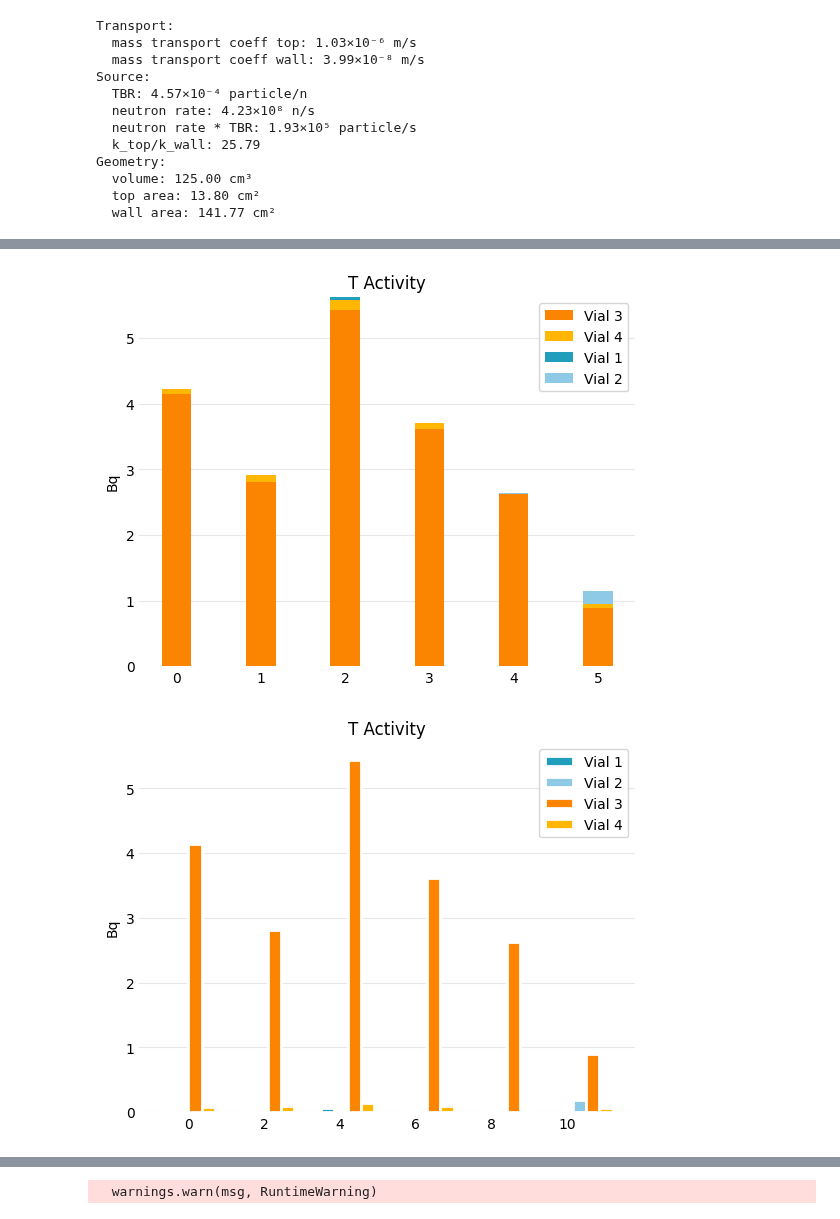
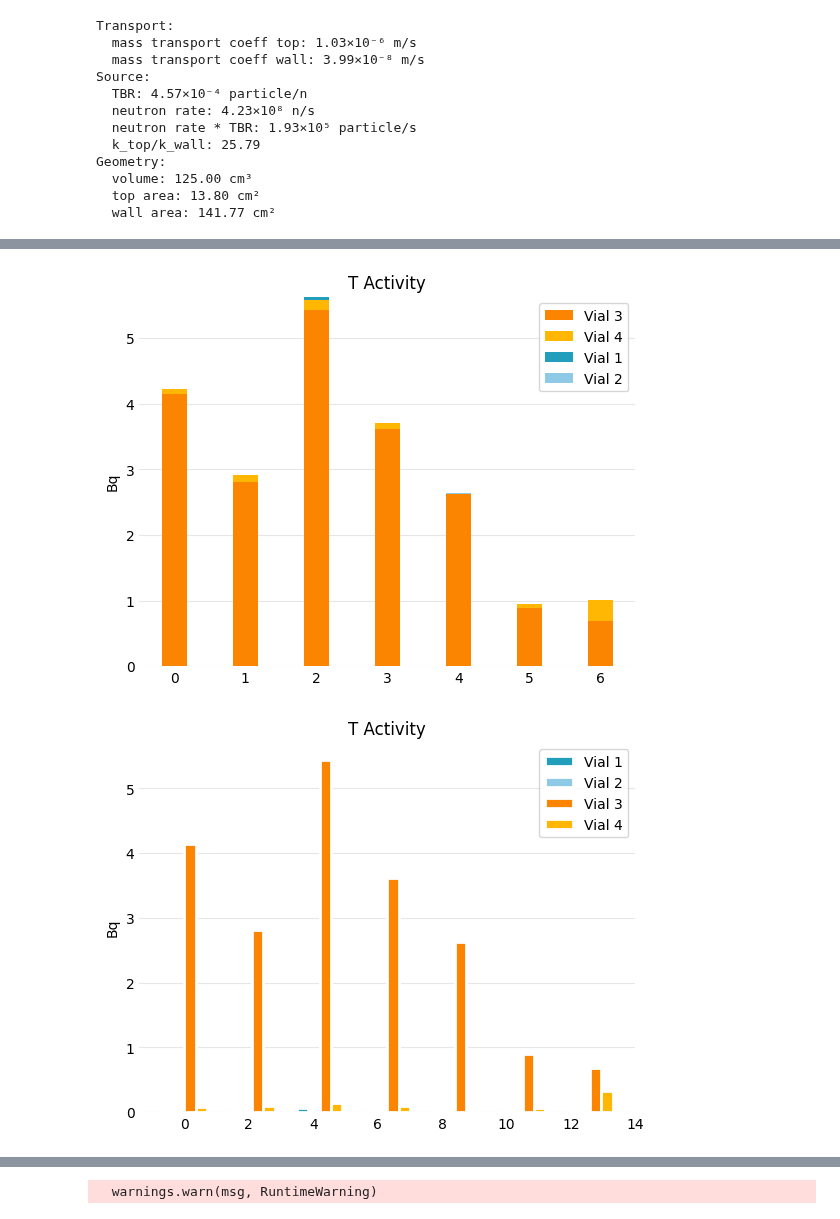
Before and after one commit to LIBRA-project/BABY-100-mL-runs, a Jupyter notebook: baby_run_6.ipynb, the cells around one changed output, grey strips where cells are left out. Drawn from its saved outputs; the diff is of its cells as text; code cells hidden in the pictures.

```diff
--- a/baby_run_6.ipynb
+++ b/baby_run_6.ipynb
@@ -286,7 +285,7 @@ vial_1_vals = (
             vial_641.magnitude,
             vial_651.magnitude,
             vial_661.magnitude,
-            # vial_671.magnitude,
+            vial_671.magnitude,
         ]
     )
     * ureg.Bq
@@ -301,7 +300,7 @@ vial_2_vals = (
             vial_642.magnitude,
             vial_652.magnitude,
             vial_662.magnitude,
-            # vial_672.magnitude,
+            vial_672.magnitude,
         ]
     )
     * ureg.Bq
@@ -316,7 +315,7 @@ vial_3_vals = (
             vial_643.magnitude,
             vial_653.magnitude,
             vial_663.magnitude,
-            # vial_673.magnitude,
+            vial_673.magnitude,
         ]
     )
     * ureg.Bq
@@ -331,7 +330,7 @@ vial_4_vals = (
             vial_644.magnitude,
             vial_654.magnitude,
             vial_664.magnitude,
-            # vial_674.magnitude,
+            vial_674.magnitude,
         ]
     )
     * ureg.Bq
@@ -406,35 +405,35 @@ def plot_bars(index=None, bar_width=0.35, stacked=True):
             color="#FB8500",
         )
         vial_4_bar = plt.bar(
             index + 1.5 * bar_width,
             vial_4_vals,
             bar_width,
             linewidth=2,
             edgecolor="white",
             label="Vial 4",
             color="#FFB703",
         )
 
     return index
 
 
 for stacked in [True, False]:
     index = plot_bars(stacked=stacked)
     # plt.xticks(index, ["Day 1", "Day 2", "Day 4"])
     plt.title("T Activity")
     plt.legend()
     plt.gca().spines[["right", "bottom", "top", "left"]].set_visible(False)
     plt.grid(True, axis="y", alpha=0.3)
     plt.gca().tick_params(axis="both", which="both", length=0)
     if stacked:
         plt.savefig("baby_run_6/LSC results_stacked.svg")
     else:
         plt.savefig("baby_run_6/LSC results.svg")
     plt.gca().set_axisbelow(True)
     plt.show()
 # %% [output]
-[figure, old version]
+[figure, new version]
-[figure, old version]
+[figure, new version]
 # %%
 plt.figure()
 plot_model(
```
Also changed, not shown: parts of 8 cells of this notebook, 2 other files.
